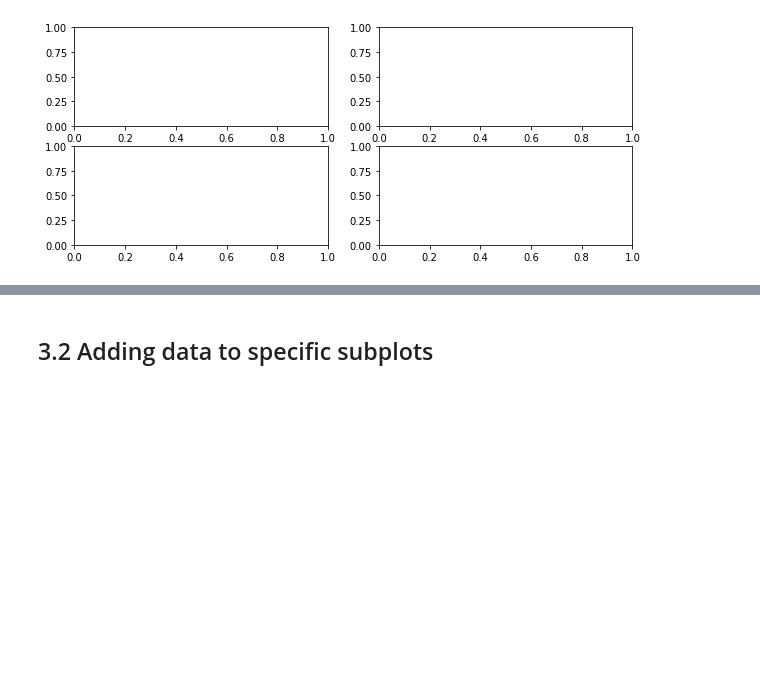
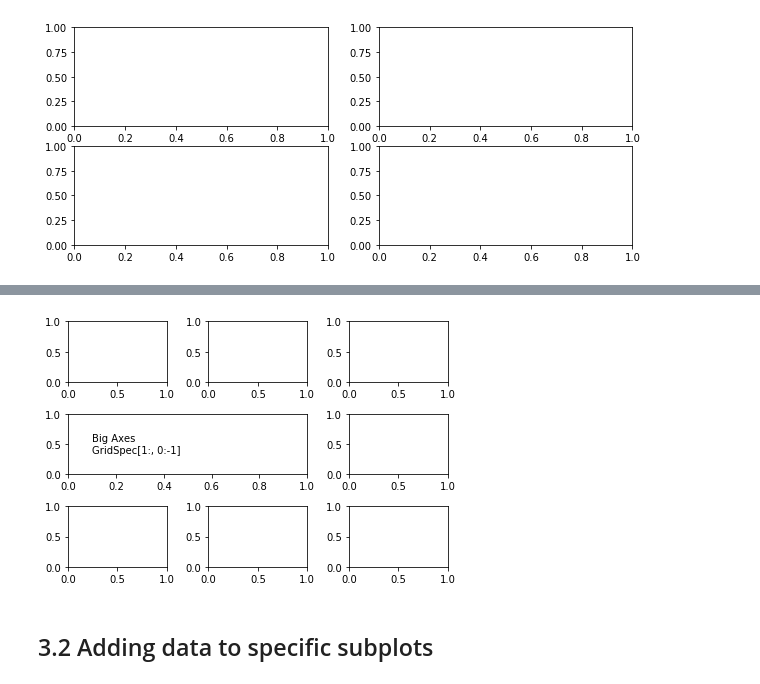
Before and after one commit to fsb-edu/DataVisualizationBook, a Jupyter notebook: DataVis_JB/chapters/matplotlib_manipulations.ipynb, the cells around one changed output, grey strips where cells are left out. Cells and saved outputs as stored; diff of their text form; code cells hidden in the pictures; blank space fills up the shorter version.

```diff
--- a/DataVis_JB/chapters/matplotlib_manipulations.ipynb
+++ b/DataVis_JB/chapters/matplotlib_manipulations.ipynb
@@ -54,3 +74,19 @@ fig, ax = plt.subplots(nrows=2, ncols=2, figsize=plt.figaspect(0.4))
+# %%
+# horizontal alignment of gridspace
+fig, axs = plt.subplots(ncols=3, nrows=3)
+gs = axs[1, 2].get_gridspec() # here the gridspec is object is created
+# remove the underlying axes where the big axis will be placed
+for ax in axs[1, 0:-1]:
+    ax.remove()
+axbig = fig.add_subplot(gs[1, 0:-1]) # here we add the big subplot
+axbig.annotate('Big Axes \nGridSpec[1:, 0:-1]', (0.1, 0.5),
+               xycoords='axes fraction', va='center')
+
+fig.tight_layout()
+
+plt.show()
+# %% [output]
+[figure, added]
 # %% [markdown]
 ## 3.2 Adding data to specific subplots
 # %% [markdown]
```
Also changed, not shown: parts of 13 cells of this notebook, 3 other files.
